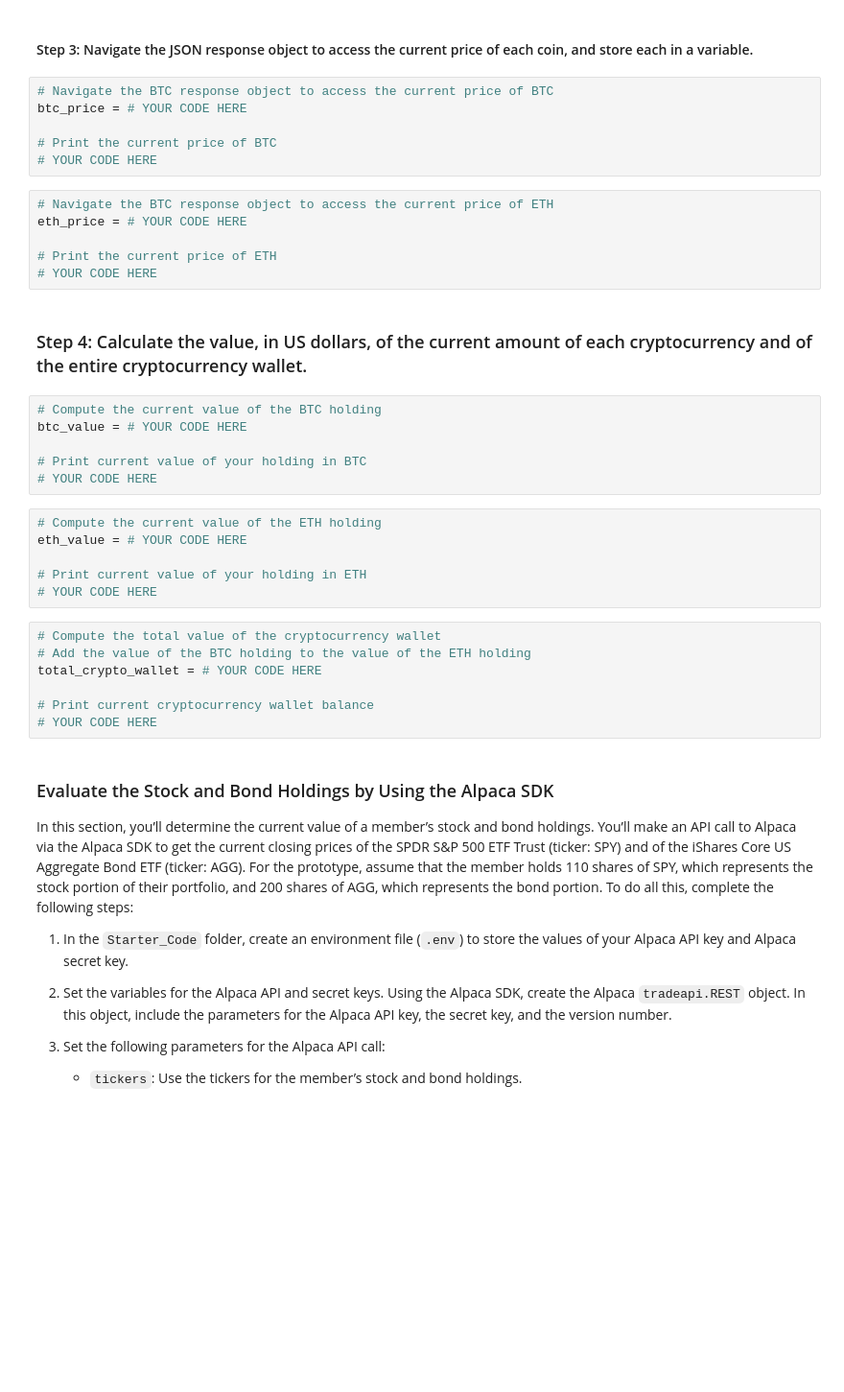
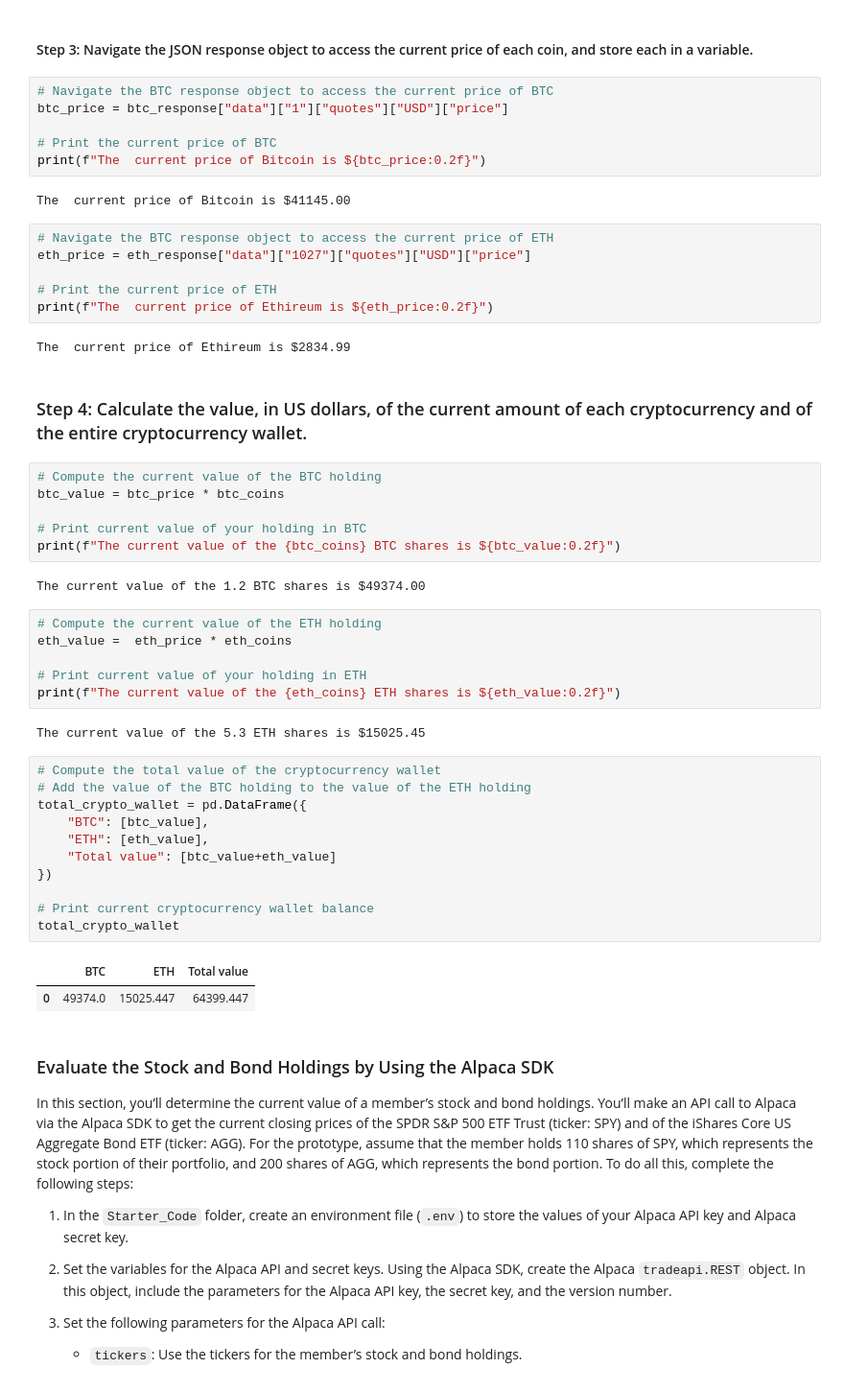
Before and after one commit to Knyazhna/Financial_Analysis_Tools_using_Monte_Carlo_Simulation, a Jupyter notebook: financial_planning_tools.ipynb, the cells around one changed output. Shown at 96% size. Drawn from its saved outputs; the diff is of its cells as text; blank space fills up the shorter version.

Commit message:
Part 1: CrytpoWallet evaluation complete.

```diff
--- a/financial_planning_tools.ipynb
+++ b/financial_planning_tools.ipynb
@@ -76,37 +112,52 @@ eth_response = # YOUR CODE HERE
 #### Step 3: Navigate the JSON response object to access the current price of each coin, and store each in a variable.
 # %%
 # Navigate the BTC response object to access the current price of BTC
-btc_price = # YOUR CODE HERE
+btc_price = btc_response["data"]["1"]["quotes"]["USD"]["price"]
 
 # Print the current price of BTC
-# YOUR CODE HERE
+print(f"The  current price of Bitcoin is ${btc_price:0.2f}")
+# %% [output]
+The  current price of Bitcoin is $41145.00
 # %%
 # Navigate the BTC response object to access the current price of ETH
-eth_price = # YOUR CODE HERE
+eth_price = eth_response["data"]["1027"]["quotes"]["USD"]["price"]
 
 # Print the current price of ETH
-# YOUR CODE HERE
+print(f"The  current price of Ethireum is ${eth_price:0.2f}")
+# %% [output]
+The  current price of Ethireum is $2834.99
 # %% [markdown]
 ### Step 4: Calculate the value, in US dollars, of the current amount of each cryptocurrency and of the entire cryptocurrency wallet.
 # %%
 # Compute the current value of the BTC holding
-btc_value = # YOUR CODE HERE
+btc_value = btc_price * btc_coins
 
 # Print current value of your holding in BTC
-# YOUR CODE HERE
+print(f"The current value of the {btc_coins} BTC shares is ${btc_value:0.2f}")
+# %% [output]
+The current value of the 1.2 BTC shares is $49374.00
 # %%
 # Compute the current value of the ETH holding
-eth_value = # YOUR CODE HERE
+eth_value =  eth_price * eth_coins
 
 # Print current value of your holding in ETH
-# YOUR CODE HERE
+print(f"The current value of the {eth_coins} ETH shares is ${eth_value:0.2f}")
+# %% [output]
+The current value of the 5.3 ETH shares is $15025.45
 # %%
 # Compute the total value of the cryptocurrency wallet
 # Add the value of the BTC holding to the value of the ETH holding
-total_crypto_wallet = # YOUR CODE HERE
+total_crypto_wallet = pd.DataFrame({
+    "BTC": [btc_value],
+    "ETH": [eth_value],
+    "Total value": [btc_value+eth_value]
+})
 
 # Print current cryptocurrency wallet balance
-# YOUR CODE HERE
+total_crypto_wallet
+# %% [output]
+|  | BTC | ETH | Total value |
+| 0 | 49374.0 | 15025.447 | 64399.447 |
 # %% [markdown]
 ### Evaluate the Stock and Bond Holdings by Using the Alpaca SDK
 
```
Also changed, not shown: parts of 4 cells of this notebook.
